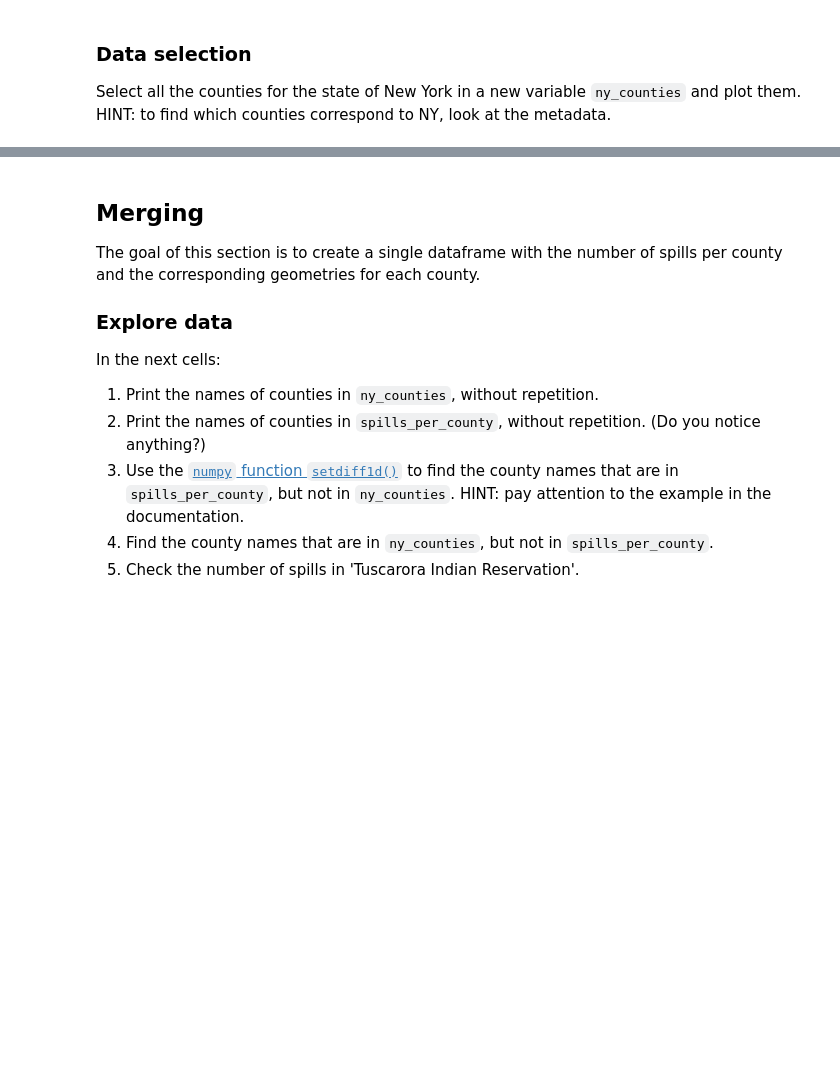
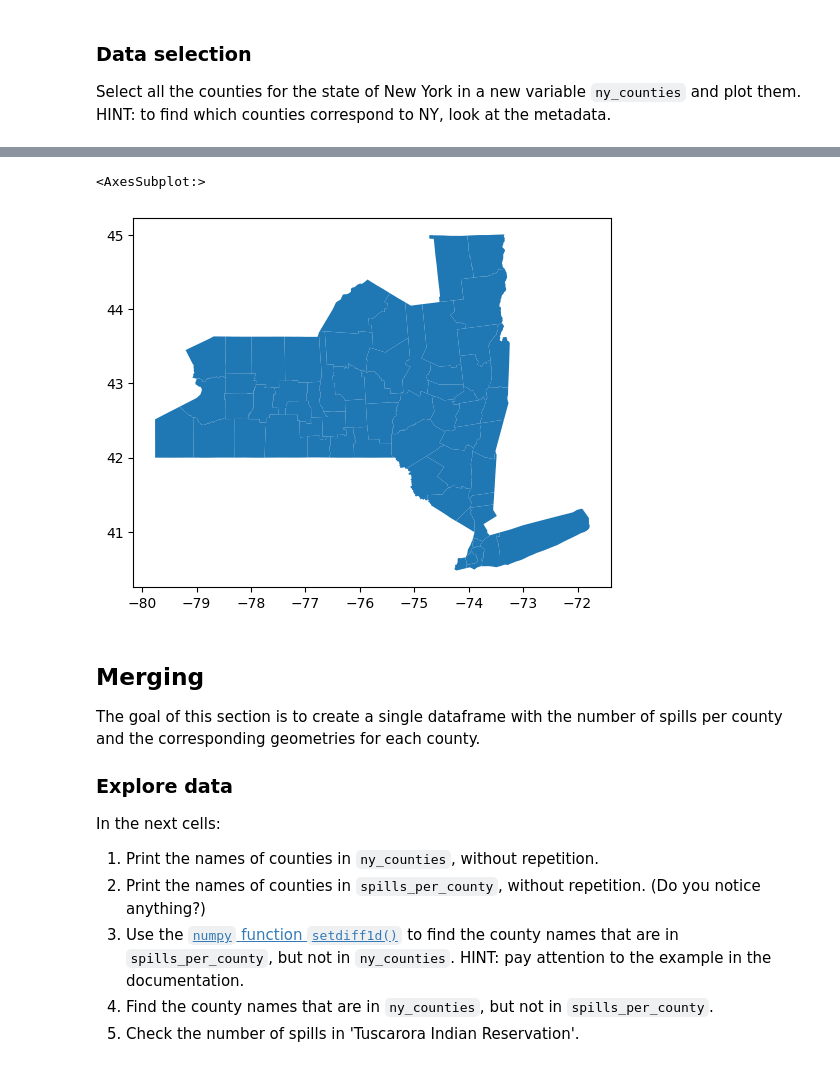
Before and after one commit to mariamkg00/eds-220-hwk-3, a Jupyter notebook: hwk3-task1-spills.ipynb, the cells around one changed output, grey strips where cells are left out. Cells and saved outputs as stored; diff of their text form; code cells hidden in the pictures; blank space fills up the shorter version.

```diff
--- a/hwk3-task1-spills.ipynb
+++ b/hwk3-task1-spills.ipynb
@@ -233,0 +342,5 @@ Select all the counties for the state of New York in a new variable `ny_counties
+# %%
+# filtering for ny counties
+counties.dtypes
+#converting type of data for the county fp column
+counties['countyns']= counties['countyns'].astype('int')
@@ -234,3 +370,12 @@ Select all the counties for the state of New York in a new variable `ny_counties
+# %%
+#using loc to specify which countyns corresponds to new york
+ny_counties = counties.loc[(counties.countyns >= 974099) & (counties.countyns <= 974159)]
+
+#plotting the ny counties dataset
+ny_counties.plot()
+# %% [output]
+<AxesSubplot:>
+[figure, added]
 # %% [markdown]
 ## Merging
 
```
Also changed, not shown: parts of 26 cells of this notebook.
